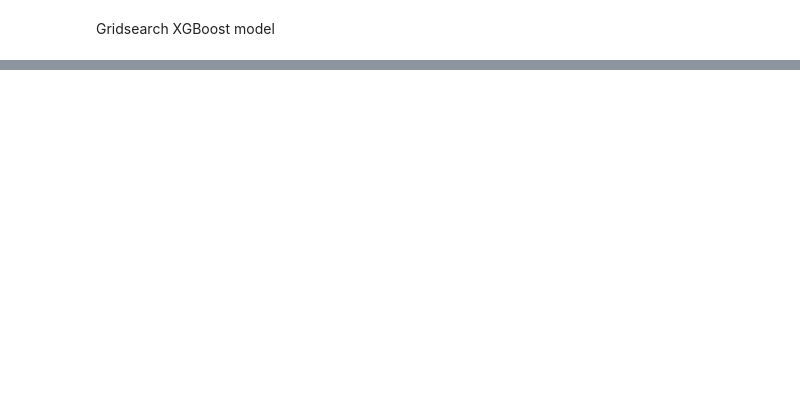
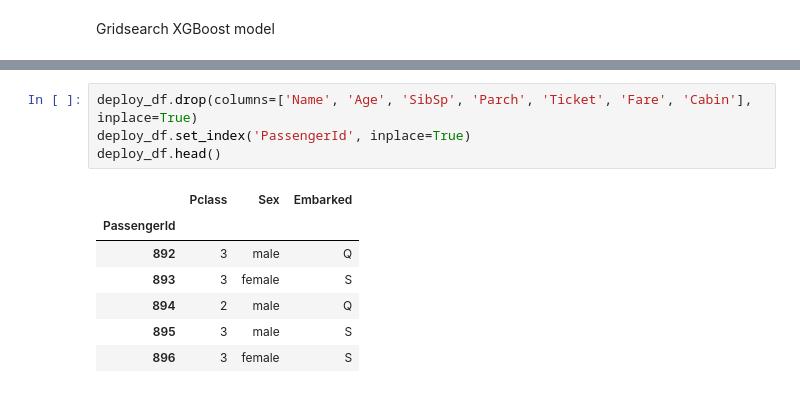
Before and after one commit to blantj/Titanic_Survival_Classification, a Jupyter notebook: Pclass/Modeling-Pclass&Embarked&Sex.ipynb, the cells around one changed output, grey strips where cells are left out. Drawn from its saved outputs; the diff is of its cells as text; blank space fills up the shorter version.

```diff
--- a/Pclass/Modeling-Pclass&Embarked&Sex.ipynb
+++ b/Pclass/Modeling-Pclass&Embarked&Sex.ipynb
@@ -687,0 +565,12 @@ memory usage: 83.7+ KB
+# %%
+deploy_df.drop(columns=['Name', 'Age', 'SibSp', 'Parch', 'Ticket', 'Fare', 'Cabin'], inplace=True)
+deploy_df.set_index('PassengerId', inplace=True)
+deploy_df.head()
+# %% [output]
+|  | Pclass | Sex | Embarked |
+| PassengerId |  |  |  |
+| 892 | 3 | male | Q |
+| 893 | 3 | female | S |
+| 894 | 2 | male | Q |
+| 895 | 3 | male | S |
+| 896 | 3 | female | S |
```
Also changed, not shown: parts of 36 cells of this notebook, 4 other files.
